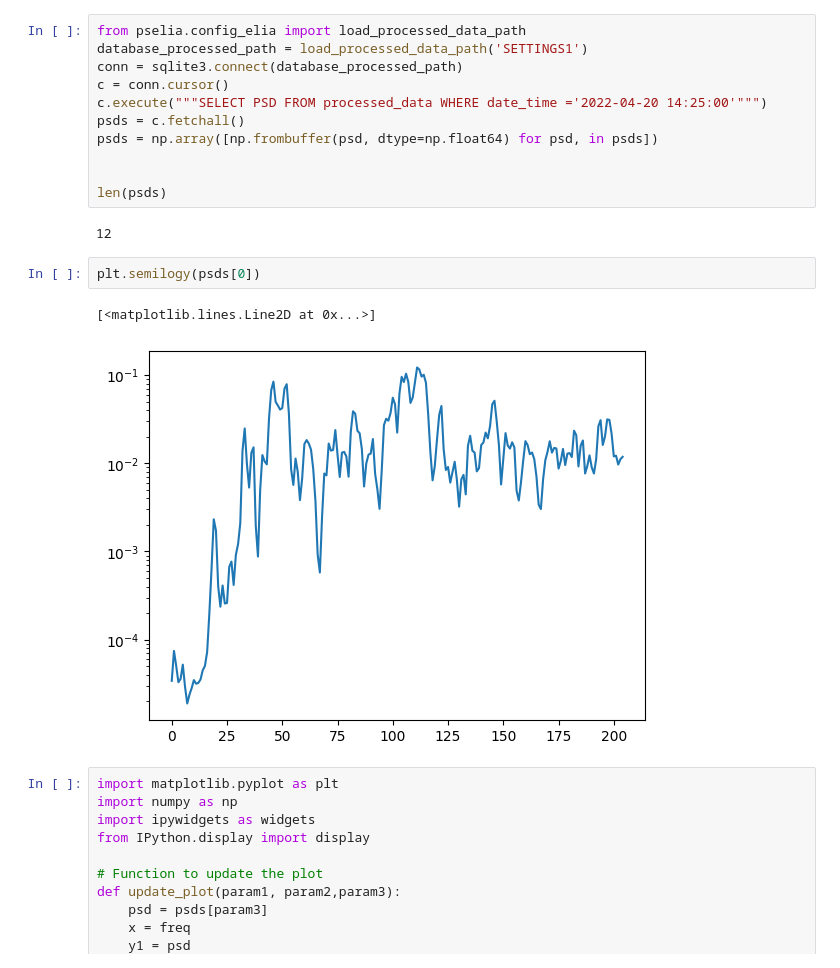
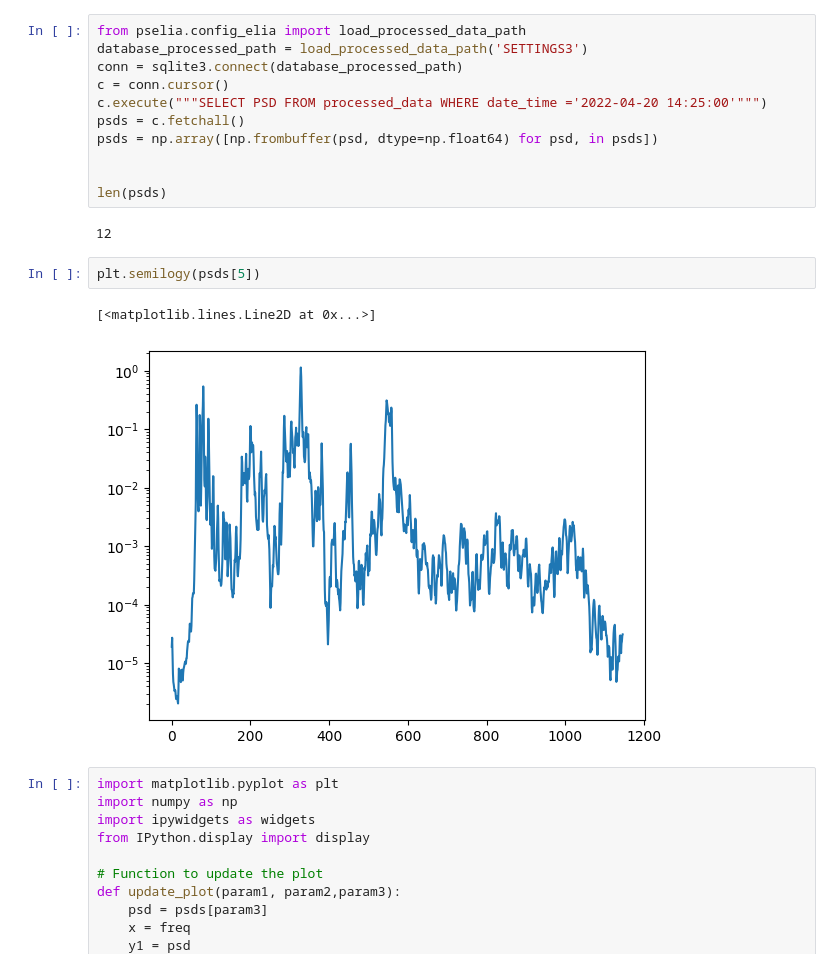
Before and after one commit to YacineBelHadj/PSHM_mdof, a Jupyter notebook: pselia/notebooks/validation/notch.ipynb, the cells around one changed output. Saved outputs shown, nothing was run; the diff lists cells and outputs as text.

```diff
--- a/pselia/notebooks/validation/notch.ipynb
+++ b/pselia/notebooks/validation/notch.ipynb
@@ -157,6 +159,6 @@ Text(0.5, 1.0, 'aff2.0amp-0.5')
 # %%
 from pselia.config_elia import load_processed_data_path
-database_processed_path = load_processed_data_path('SETTINGS1')
+database_processed_path = load_processed_data_path('SETTINGS3')
 conn = sqlite3.connect(database_processed_path)
 c = conn.cursor()
 c.execute("""SELECT PSD FROM processed_data WHERE date_time ='2022-04-20 14:25:00'""")
@@ -168,10 +170,10 @@ len(psds)
 # %% [output]
 12
 # %%
-plt.semilogy(psds[0])
+plt.semilogy(psds[5])
 # %% [output]
 [<matplotlib.lines.Line2D at 0x...>]
-[figure, old version]
+[figure, new version]
 # %%
 import matplotlib.pyplot as plt
 import numpy as np
```
Also changed, not shown: parts of 5 cells of this notebook, 17 other files.
